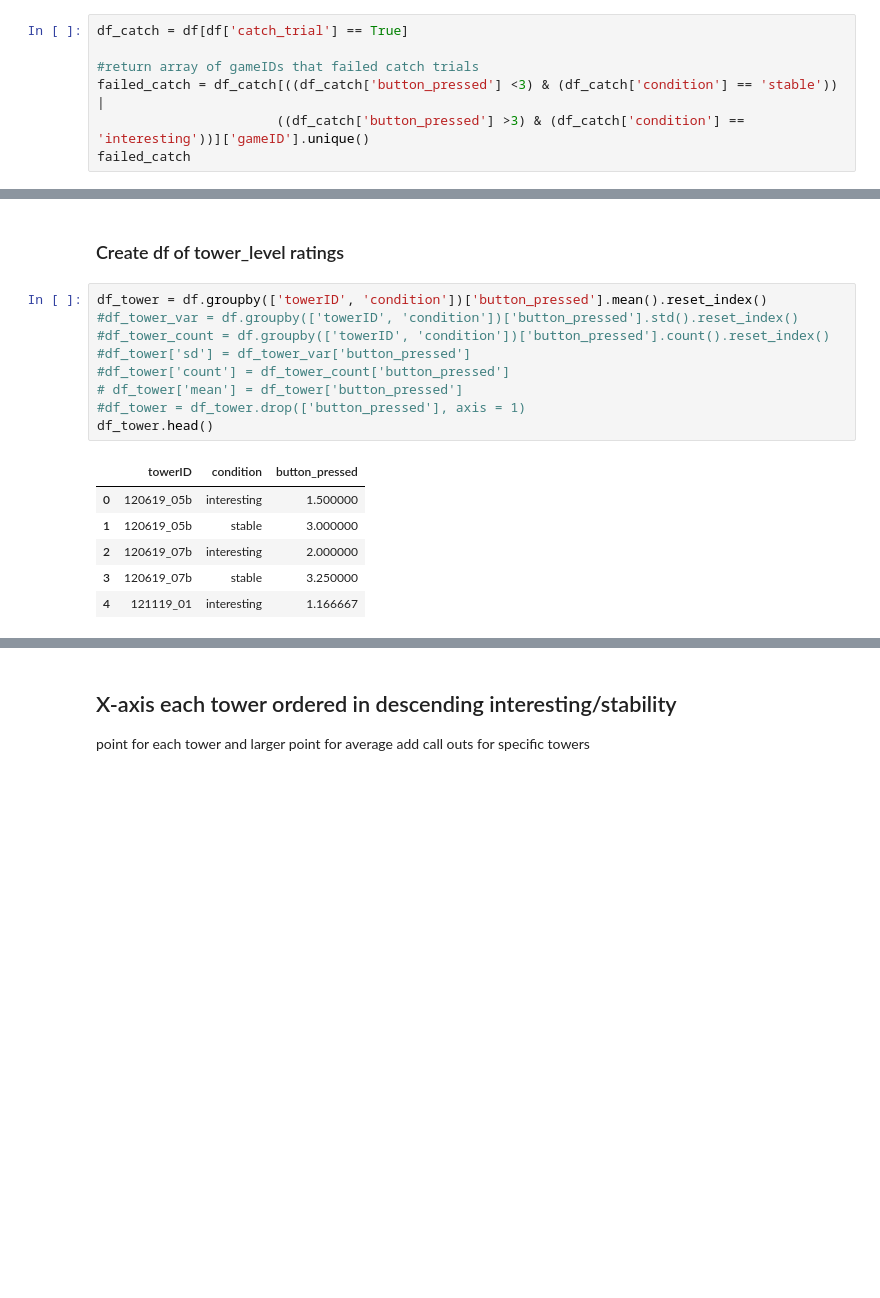
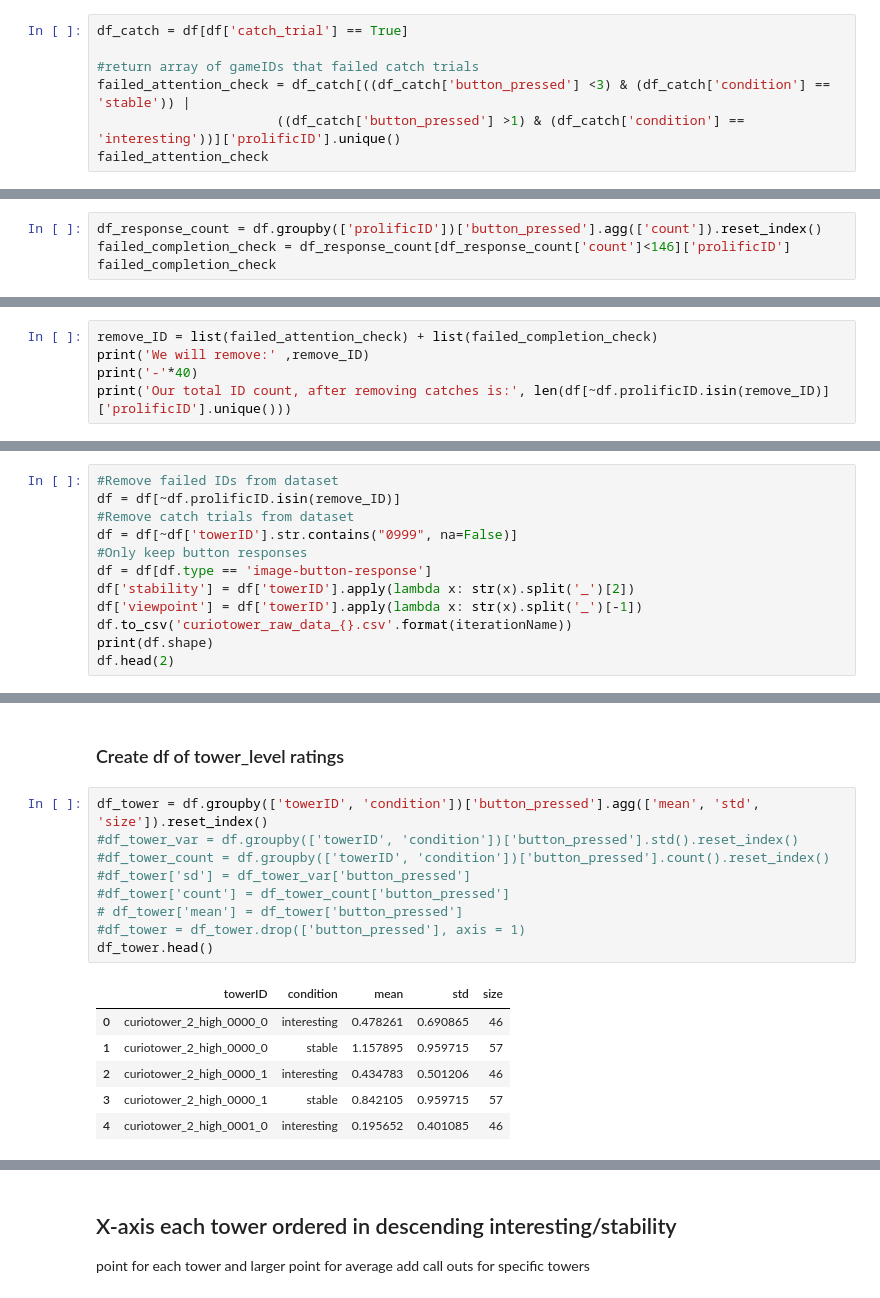
Before and after one commit to choldawa/curiotower_CogSci2021, a Jupyter notebook: analysis/evalTower-prepilot.ipynb, the cells around one changed output, grey strips where cells are left out. Saved outputs shown, nothing was run; the diff lists cells and outputs as text; blank space fills up the shorter version.

```diff
--- a/analysis/evalTower-prepilot.ipynb
+++ b/analysis/evalTower-prepilot.ipynb
@@ -183,7 +168,7 @@ Check whether subjects rated the catch trials as stable <3 or interesting >3. Re
 df_catch = df[df['catch_trial'] == True]
 
 #return array of gameIDs that failed catch trials
-failed_catch = df_catch[((df_catch['button_pressed'] <3) & (df_catch['condition'] == 'stable')) |
-                       ((df_catch['button_pressed'] >3) & (df_catch['condition'] == 'interesting'))]['gameID'].unique()
-failed_catch
+failed_attention_check = df_catch[((df_catch['button_pressed'] <3) & (df_catch['condition'] == 'stable')) |
+                       ((df_catch['button_pressed'] >1) & (df_catch['condition'] == 'interesting'))]['prolificID'].unique()
+failed_attention_check
 # %% [output]
@@ -207,0 +177,4 @@ df['button_pressed'].hist(bins = 5)
+# %%
+df_response_count = df.groupby(['prolificID'])['button_pressed'].agg(['count']).reset_index()
+failed_completion_check = df_response_count[df_response_count['count']<146]['prolificID']
+failed_completion_check
@@ -207,0 +184,5 @@ df['button_pressed'].hist(bins = 5)
+# %%
+remove_ID = list(failed_attention_check) + list(failed_completion_check)
+print('We will remove:' ,remove_ID)
+print('-'*40)
+print('Our total ID count, after removing catches is:', len(df[~df.prolificID.isin(remove_ID)]['prolificID'].unique()))
@@ -207,0 +196,12 @@ df['button_pressed'].hist(bins = 5)
+# %%
+#Remove failed IDs from dataset
+df = df[~df.prolificID.isin(remove_ID)]
+#Remove catch trials from dataset
+df = df[~df['towerID'].str.contains("0999", na=False)]
+#Only keep button responses
+df = df[df.type == 'image-button-response']
+df['stability'] = df['towerID'].apply(lambda x: str(x).split('_')[2])
+df['viewpoint'] = df['towerID'].apply(lambda x: str(x).split('_')[-1])
+df.to_csv('curiotower_raw_data_{}.csv'.format(iterationName))
+print(df.shape)
+df.head(2)
@@ -208,21 +214,21 @@ df['button_pressed'].hist(bins = 5)
 # %% [markdown]
  ### Create df of tower_level ratings
 # %%
-df_tower = df.groupby(['towerID', 'condition'])['button_pressed'].mean().reset_index()
+df_tower = df.groupby(['towerID', 'condition'])['button_pressed'].agg(['mean', 'std', 'size']).reset_index()
 #df_tower_var = df.groupby(['towerID', 'condition'])['button_pressed'].std().reset_index()
 #df_tower_count = df.groupby(['towerID', 'condition'])['button_pressed'].count().reset_index()
 #df_tower['sd'] = df_tower_var['button_pressed']
 #df_tower['count'] = df_tower_count['button_pressed']
 # df_tower['mean'] = df_tower['button_pressed']
 #df_tower = df_tower.drop(['button_pressed'], axis = 1)
 df_tower.head()
 # %% [output]
-|  | towerID | condition | button_pressed |
-| 0 | 120619_05b | interesting | 1.500000 |
-| 1 | 120619_05b | stable | 3.000000 |
-| 2 | 120619_07b | interesting | 2.000000 |
-| 3 | 120619_07b | stable | 3.250000 |
-| 4 | 121119_01 | interesting | 1.166667 |
+|  | towerID | condition | mean | std | size |
+| 0 | curiotower_2_high_0000_0 | interesting | 0.478261 | 0.690865 | 46 |
+| 1 | curiotower_2_high_0000_0 | stable | 1.157895 | 0.959715 | 57 |
+| 2 | curiotower_2_high_0000_1 | interesting | 0.434783 | 0.501206 | 46 |
+| 3 | curiotower_2_high_0000_1 | stable | 0.842105 | 0.959715 | 57 |
+| 4 | curiotower_2_high_0001_0 | interesting | 0.195652 | 0.401085 | 46 |
 # %%
 df_tower[df_tower['condition'] == 'interesting']['mean'].hist(bins = 5, alpha = 0.4)
 df_tower[df_tower['condition'] == 'stable']['mean'].hist(bins = 5, alpha = 0.4)
```
Also changed, not shown: parts of 99 cells of this notebook.
